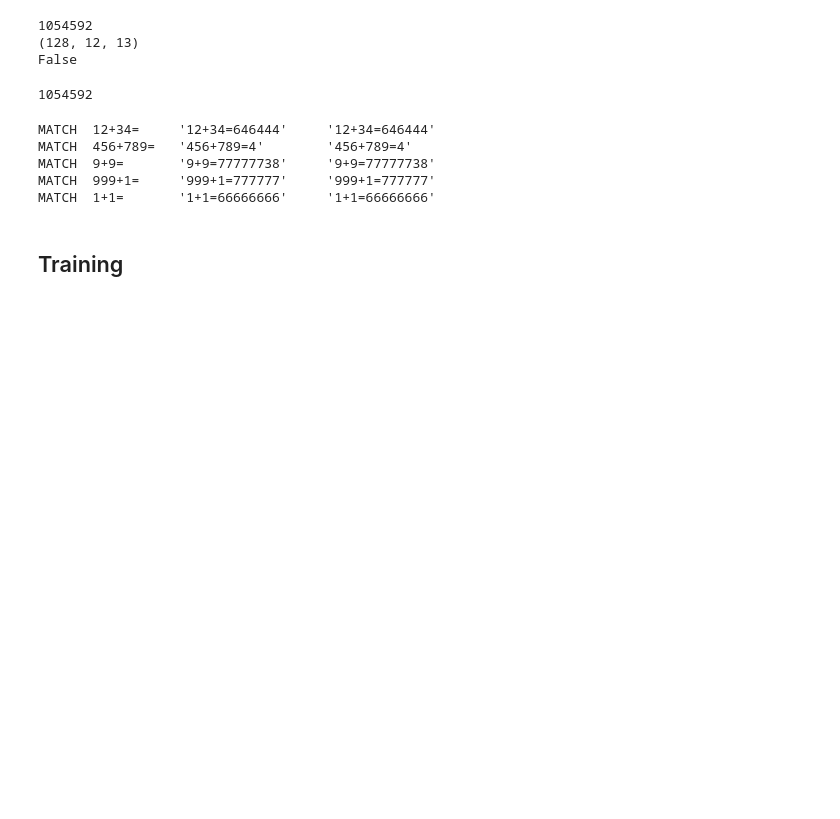
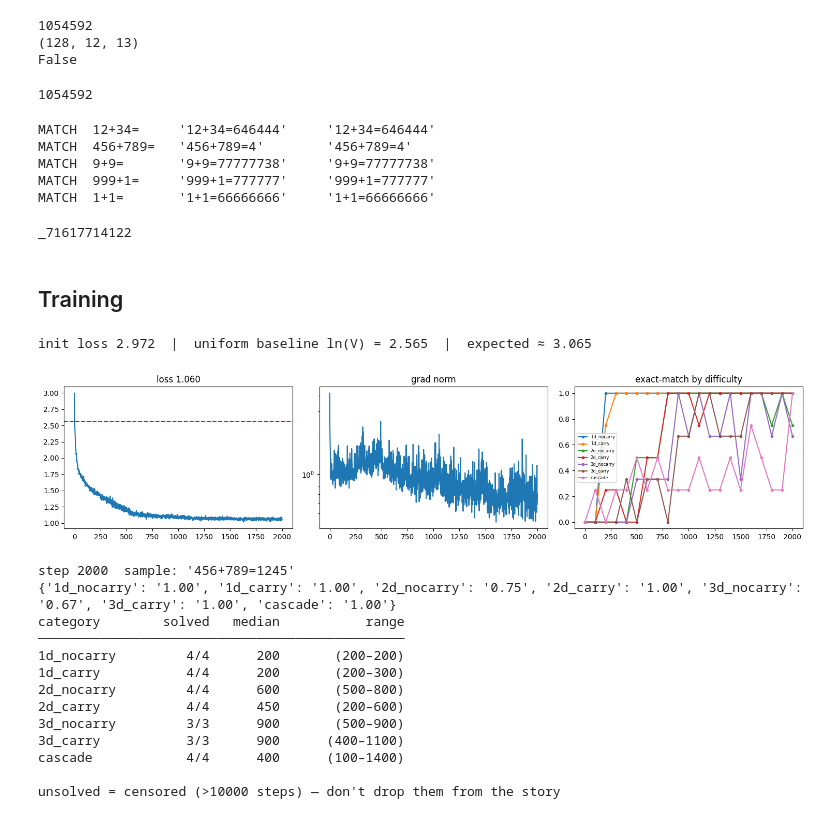
Before and after one commit to jenriver/tiny-transformer, a Jupyter notebook: tiny_transformer.ipynb, the cells around one changed output. Saved outputs shown, nothing was run; the diff lists cells and outputs as text; code cells hidden in the pictures; blank space fills up the shorter version.

```diff
--- a/tiny_transformer.ipynb
+++ b/tiny_transformer.ipynb
@@ -246,13 +246,13 @@ MATCH  999+1=     '999+1=777777'     '999+1=777777'
 MATCH  1+1=       '1+1=66666666'     '1+1=66666666'
 # %%
 # @title MoE model init
-
+E = 12
 TOP_K = 2
 
-def init_moe(key, D, F, n_exp):
-  kr, *ke = jax.random.split(key, n_exp + 1)
+def init_moe(key, D, F, E):
+  kr, *ke = jax.random.split(key, E + 1)
   return {
-      "router": jax.random.normal(kr, (D, n_exp)),
+      "router": jax.random.normal(kr, (D, E)),
       "experts" : [init_mlp(k, D, F) for k in ke],
   }
 
@@ -301,17 +301,17 @@ def moe_ragged(input, p):                                    # top_k comes from
     out = (out * gate_of_row[:, None]).reshape(M, TOP_K, D).sum(1)
     return out.reshape(B, T, D)
 
-def init_block_moe(key, D, N, K, H, F, n_exp):
+def init_block_moe(key, D, N, K, H, F, E):
   ka, km = jax.random.split(key, 2)
   return {
       "attn": init_attn(ka, D, N, K, H),
-      "moe":   init_moe(km, D, F, n_exp),
+      "moe":   init_moe(km, D, F, E),
       "norm1":  init_norm(D),
       "norm2":  init_norm(D),
   }
 
-def init_blocks_moe(key, D, N, K, H, F, L, n_exp):
-  return [init_block_moe(kb, D, N, K, H, F, n_exp) for kb in jax.random.split(key, L)]
+def init_blocks_moe(key, D, N, K, H, F, L, E):
+  return [init_block_moe(kb, D, N, K, H, F, E) for kb in jax.random.split(key, L)]
 
 def block_moe(x: jnp.ndarray, p: dict, kvcache=None, pos=0):
   attn_out, kvcache = attention(rmsnorm(x, p['norm1']), p['attn'], kvcache, pos)
@@ -319,12 +319,12 @@ def block_moe(x: jnp.ndarray, p: dict, kvcache=None, pos=0):
   x = x + moe_ragged(rmsnorm(x, p['norm2']), p['moe'])
   return x, kvcache
 
-def init_model_moe(key, V, T, D, N, K, H, F, L, n_exp):
+def init_model_moe(key, V, T, D, N, K, H, F, L, E):
   kt, kp, kb, ku = jax.random.split(key, 4)
   return {
       "tok_table": init_embed(kt, V, D),
       "pos_table": init_pos(kp, T, D),
-      "blocks": init_blocks_moe(kb, D, N, K, H, F, L, n_exp),
+      "blocks": init_blocks_moe(kb, D, N, K, H, F, L, E),
       "norm": init_norm(D),
       "unembed": jax.random.normal(ku, (D, V)) / jnp.sqrt(D),
   }
@@ -338,6 +338,13 @@ def model_moe(ids, mp, kvcache=None, pos=0):
     new_caches.append(c)
   x = rmsnorm(x, mp['norm'])
   return jnp.einsum('btd,dv->btv', x, mp['unembed']), new_caches
+# %%
+ids, targets, masks = make_batch(B, T)
+params_moe = init_model_moe(key, V, T, D, N, K, H, F, L, E)
+x, _ = model_moe(ids, params_moe)
+print(decode(jnp.argmax(x, axis=-1)[0].tolist()))
+# %% [output]
+_71617714122
 # %% [markdown]
 ## Training
 # %%
@@ -371,7 +385,10 @@ def accuracy(params, ids, targets, masks):
 # %%
+loss_fn = make_loss_fn(model_dense)
 init_loss = loss_fn(params_dense, ids, targets, masks)
 
 print(f'init loss {init_loss:.3f}  |  uniform baseline ln(V) = {math.log(V):.3f}  |  expected ≈ {math.log(V)+(1**2)/2:.3f}')
+# %% [output]
+init loss 2.972  |  uniform baseline ln(V) = 2.565  |  expected ≈ 3.065
 # %%
 PROBES = {
   "1d_nocarry": [(3,4),(1,2),(5,3),(2,6)],
@@ -424,34 +441,50 @@ from IPython.display import clear_output
 params  = init_model_dense(key, V, T, D, N, K, H, F, L)
 opt     = optax.adamw(3e-4)
 opt_state = opt.init(params)
 hist = {"loss": [], "gnorm": [], "acc": []}
 EVAL_EVERY = 100
 
-for step in range(10001):
+train_step = make_train_step(opt, model_dense)
+for step in range(2001):
     ids, targets, masks = make_batch(B, T)                 # FRESH batch each step
     params, opt_state, loss, gnorm = train_step(params, opt_state, ids, targets, masks)
     hist["loss"].append(float(loss)); hist["gnorm"].append(float(gnorm))
 
     if step % EVAL_EVERY == 0:
         accs, per_ex = evaluate(params)
         for b, a in accs.items(): emergence[b].append((step, a))
         for prob, ok in per_ex.items():
             if ok and prob not in first_solve:
                 first_solve[prob] = step
                 print(f"step {step}: FIRST SOLVED {prob[0]}+{prob[1]}={prob[0]+prob[1]}")
 
         clear_output(wait=True)
         fig, ax = plt.subplots(1, 3, figsize=(15, 3.5))
         ax[0].plot(hist["loss"]); ax[0].axhline(math.log(V), ls='--', c='r'); ax[0].set_title(f"loss {loss:.3f}")
         ax[1].plot(hist["gnorm"]); ax[1].set_yscale('log'); ax[1].set_title("grad norm")
         for b, pts in emergence.items():
             if pts: ax[2].plot(*zip(*pts), marker='o', ms=3, label=b)
         ax[2].set_ylim(-.05,1.05); ax[2].legend(fontsize=6); ax[2].set_title("exact-match by difficulty")
         plt.tight_layout(); plt.show()
         print(f"step {step}  sample: {sample(params)!r}")
         print({b: f"{a:.2f}" for b,a in accs.items()})
 
 show_table(first_solve, PROBES, 10000)
+# %% [output]
+[figure, added]
+step 2000  sample: '456+789=1245'
+{'1d_nocarry': '1.00', '1d_carry': '1.00', '2d_nocarry': '0.75', '2d_carry': '1.00', '3d_nocarry': '0.67', '3d_carry': '1.00', 'cascade': '1.00'}
+category        solved   median           range
+───────────────────────────────────────────────
+1d_nocarry         4/4      200       (200–200)
+1d_carry           4/4      200       (200–300)
+2d_nocarry         4/4      600       (500–800)
+2d_carry           4/4      450       (200–600)
+3d_nocarry         3/3      900       (500–900)
+3d_carry           3/3      900      (400–1100)
+cascade            4/4      400      (100–1400)
+
+unsolved = censored (>10000 steps) — don't drop them from the story
 # %%
 # @title Fit Chinchilla Scaling Law
 """
```
Also changed, not shown: parts of 12 cells of this notebook.
